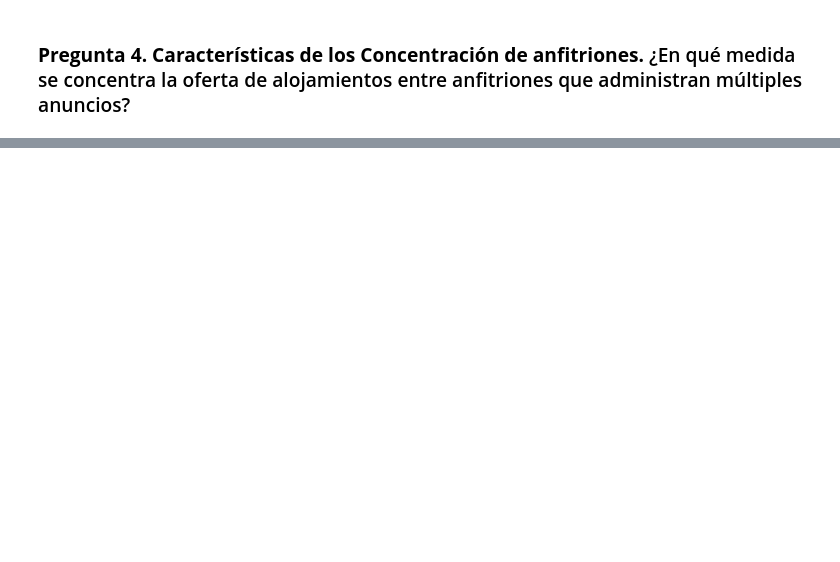
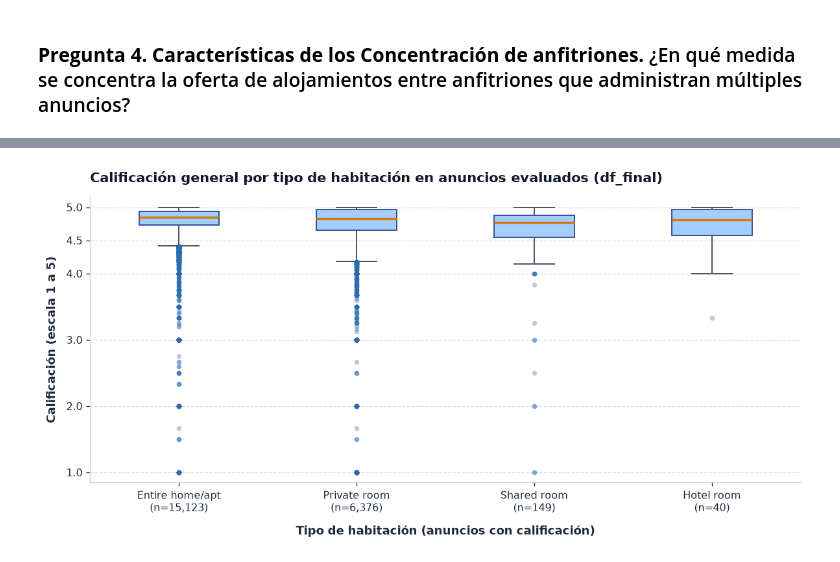
Before and after one commit to serpennskill/Proyecto_equipo_9, a Jupyter notebook: main.ipynb, the cells around one changed output, grey strips where cells are left out. Cells and saved outputs as stored; diff of their text form; code cells hidden in the pictures; blank space fills up the shorter version.

```diff
--- a/main.ipynb
+++ b/main.ipynb
@@ -1284,0 +1431,75 @@ También se aplica Kruskal-Wallis para comparar los precios entre los seis tipos
+# %%
+# ------ 5 -------- Box Plot
+
+rooms_cal = df_final['room_type'].dropna().unique()
+
+
+datos_cal = [
+    df_final.loc[
+        (df_final['room_type'] == r) & (df_final['review_scores_rating'].notna()),
+        'review_scores_rating'
+    ].to_numpy()
+    for r in rooms_cal
+]
+
+etiquetas_x = [f"{r}\n(n={len(d):,})" for r, d in zip(rooms_cal, datos_cal)]
+datos_cal = [
+    df_final.loc[
+        (df_final['room_type'] == r) & (df_final['review_scores_rating'].notna()),
+        'review_scores_rating'
+    ].to_numpy()
+    for r in rooms_cal
+]
+
+etiquetas_x = [f"{r}\n(n={len(d):,})" for r, d in zip(rooms_cal, datos_cal)]
+
+fig, ax = plt.subplots(figsize=(10, 5), dpi=120)
+
+bp = ax.boxplot(
+    datos_cal,
+    tick_labels=etiquetas_x,
+    patch_artist=True,
+    widths=0.45,
+    medianprops=dict(color='#d97706', linewidth=2),
+    whiskerprops=dict(color='#475569', linewidth=1.2),
+    capprops=dict(color='#475569', linewidth=1.2),
+    flierprops=dict(
+        marker='o',
+        markersize=4.5,
+        markerfacecolor='#2b6cb0',
+        markeredgecolor='none',
+        alpha=0.35
+    )
+)
+
+for box in bp['boxes']:
+    box.set_facecolor('#93c5fd')
+    box.set_edgecolor('#1e3a8a')
+    box.set_linewidth(1.2)
+    box.set_alpha(0.85)
+
+ax.spines['top'].set_visible(False)
+ax.spines['right'].set_visible(False)
+ax.spines['left'].set_color('#cbd5e1')
+ax.spines['bottom'].set_color('#cbd5e1')
+ax.set_axisbelow(True)
+ax.yaxis.grid(True, linestyle='--', alpha=0.35, color='#94a3b8')
+
+ax.set_ylim(0.85, 5.15)
+ax.set_yticks([1, 2, 3, 4, 4.5, 5])
+ax.set_xlabel('Tipo de habitación (anuncios con calificación)', fontsize=10.5, fontweight='bold', color='#1e293b', labelpad=10)
+ax.set_ylabel('Calificación (escala 1 a 5)', fontsize=10.5, fontweight='bold', color='#1e293b', labelpad=8)
+ax.set_title(
+    'Calificación general por tipo de habitación en anuncios evaluados (df_final)',
+    fontsize=12.5,
+    fontweight='bold',
+    color='#0f172a',
+    loc='left',
+    pad=14
+)
+
+ax.tick_params(axis='both', labelsize=9.5, colors='#1e293b')
+fig.tight_layout()
+plt.show()
+# %% [output]
+[figure, added]
```
Also changed, not shown: parts of 26 cells of this notebook.
